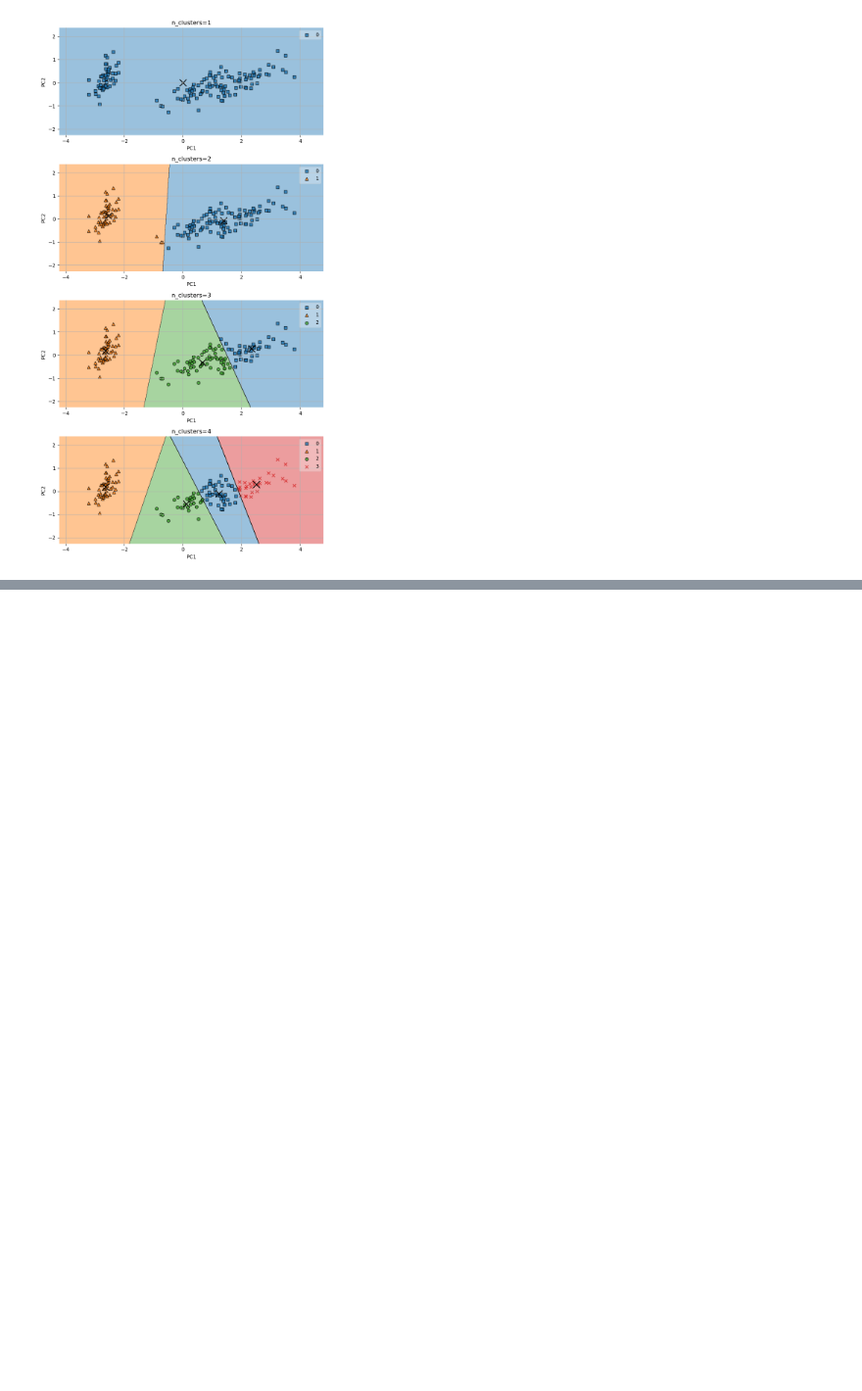
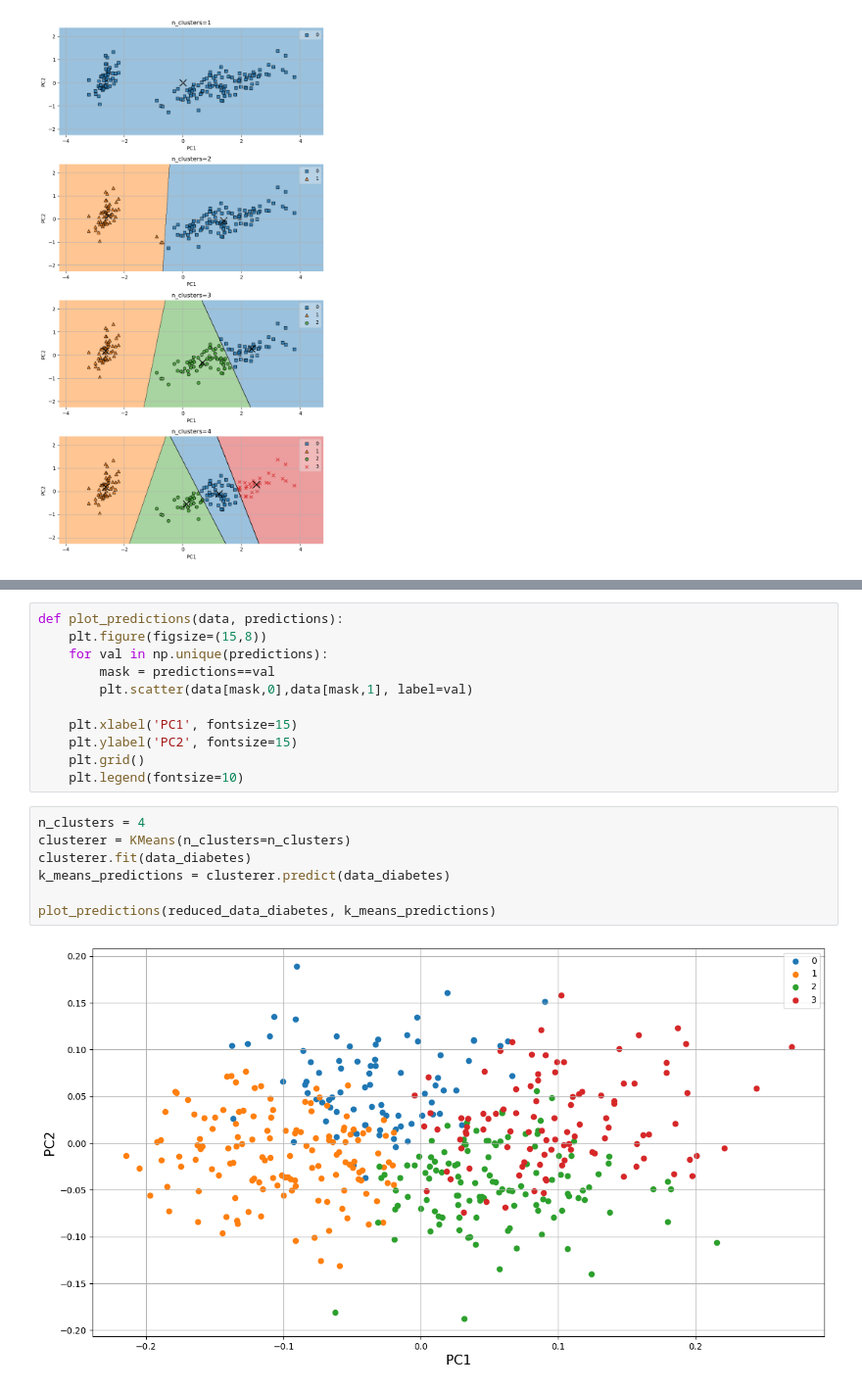
Before and after one commit to eryk-urbanski/ml-lab-summaries, a Jupyter notebook: 03-unsupervised-classification/clustering.ipynb, the cells around one changed output, grey strips where cells are left out. Shown at 98% size. Saved outputs shown, nothing was run; the diff lists cells and outputs as text; blank space fills up the shorter version.

```diff
--- a/03-unsupervised-classification/clustering.ipynb
+++ b/03-unsupervised-classification/clustering.ipynb
@@ -89,0 +136,20 @@ for n, i in zip(ns_iters, range(len(ns_iters))):
+# %%
+def plot_predictions(data, predictions):
+    plt.figure(figsize=(15,8))
+    for val in np.unique(predictions):
+        mask = predictions==val
+        plt.scatter(data[mask,0],data[mask,1], label=val)
+
+    plt.xlabel('PC1', fontsize=15)
+    plt.ylabel('PC2', fontsize=15)
+    plt.grid()
+    plt.legend(fontsize=10)
+# %%
+n_clusters = 4
+clusterer = KMeans(n_clusters=n_clusters)
+clusterer.fit(data_diabetes)
+k_means_predictions = clusterer.predict(data_diabetes)
+
+plot_predictions(reduced_data_diabetes, k_means_predictions)
+# %% [output]
+[figure, added]
```
Also changed, not shown: parts of 16 cells of this notebook, 2 other files.
